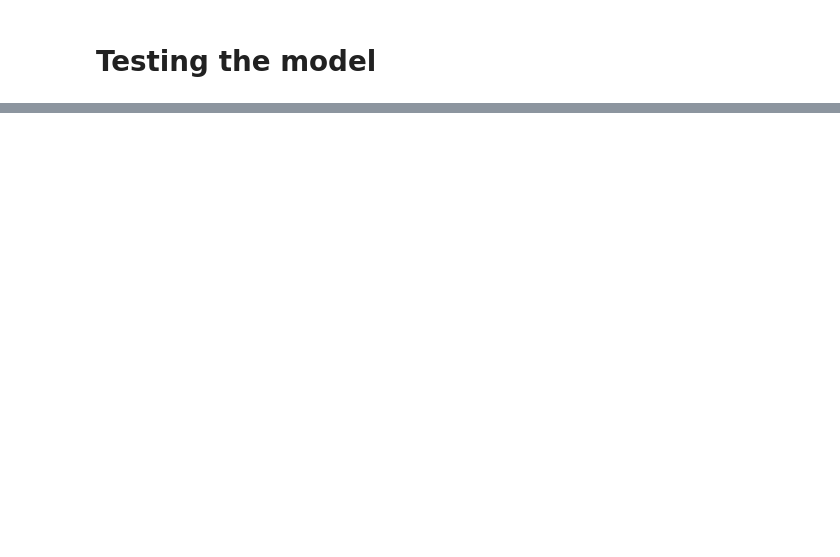
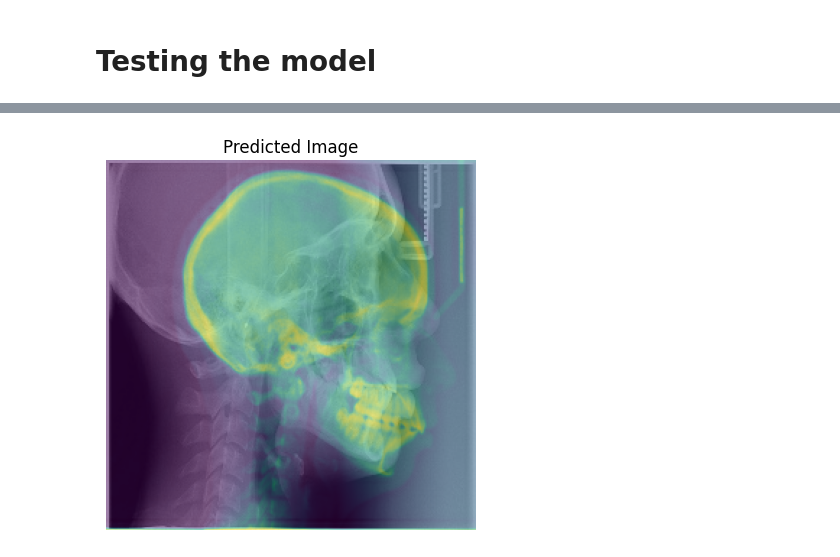
Before and after one commit to jacopoaltieri/Anatomical_landmarks_eval_CNN, a Jupyter notebook: unet_jupyter_trials.ipynb, the cells around one changed output, grey strips where cells are left out. Drawn from its saved outputs; the diff is of its cells as text; code cells hidden in the pictures; blank space fills up the shorter version.

Commit message:
changed metrics

```diff
--- a/unet_jupyter_trials.ipynb
+++ b/unet_jupyter_trials.ipynb
@@ -119,9 +119,10 @@ val_images_only = val_dataset.map(lambda img, lbl: img)
 train_list = list(train_images_only)
 val_list = list(val_images_only)
 
+fixed_image = train_list[2]
+
 # Create a generator function to yield the combined image tensor
 def train_image_generator():
-    fixed_image = train_list[0]  # First image is the "fixed_image"
     for moving_image in train_list[1:]:
         # Combine fixed and moving images into a single tensor
         combined_image = tf.concat([fixed_image, moving_image], axis=2)  # Stack along the third axis
@@ -143,7 +144,6 @@ val_list = list(val_images_only)
 # Create a generator function to yield the combined image tensor for validation
 def val_image_generator():
     for moving_image in val_list:
-        fixed_image = train_list[0]
         combined_image = tf.concat([fixed_image, moving_image], axis=2)  # Stack along the third axis
         yield (combined_image, fixed_image)
 
@@ -265,19 +269,20 @@ Model Initialization
 # Create the U-Net model
 unet = tf.keras.Model(inputs=input, outputs=output)
 
-# Create the custom loss (mse for now)
-def custom_loss(y_true, y_pred):
-    return tf.losses.mean_squared_error(y_true, y_pred)*1/(256*256)
+def custom_mse_loss(y_true, y_pred):
+    # Calcola l'errore quadratico medio tra i tensori y_true e y_pred
+    mse = tf.reduce_mean(tf.square(y_true - y_pred))
+    return mse
 
 
-unet.compile(loss=custom_loss, optimizer='adam', metrics=['mse'])
-#unet.summary()
+# Compile the model with the custom loss and metric
+unet.compile(optimizer='adam', loss=custom_mse_loss, metrics='mse')
 # %% [markdown]
 Model Training
 # %%
 
 # Train the model
-history = unet.fit(train_images_dataset, epochs=10, validation_data=val_images_dataset)
+history = unet.fit(train_images_dataset, epochs=5, validation_data=val_images_dataset)
 
 # Plot training & validation accuracy values
 plt.plot(history.history['mse'])
@@ -302,0 +319,15 @@ test_image = test_images_only.as_numpy_iterator().next()
+# %%
+test_image = test_images_only.as_numpy_iterator().next()
+
+test_feed = tf.concat([fixed_image, test_image], axis=2)
+test_feed = tf.expand_dims(test_feed, axis=0)
+
+results = unet.predict(test_feed)
+predicted_image = results[0, :, :, 0]  # Extract the 2D image from the batch
+
+plt.imshow(fixed_image, cmap='gray')
+plt.imshow(predicted_image, alpha = 0.5)  # Assuming it's a grayscale image
+plt.title('Predicted Image')
+plt.axis('off')  # Optional, to hide the axis
+plt.show()
+# %% [output]
@@ -302,0 +335 @@ test_image = test_images_only.as_numpy_iterator().next()
+[figure, added]
```
Also changed, not shown: parts of 6 cells of this notebook.
